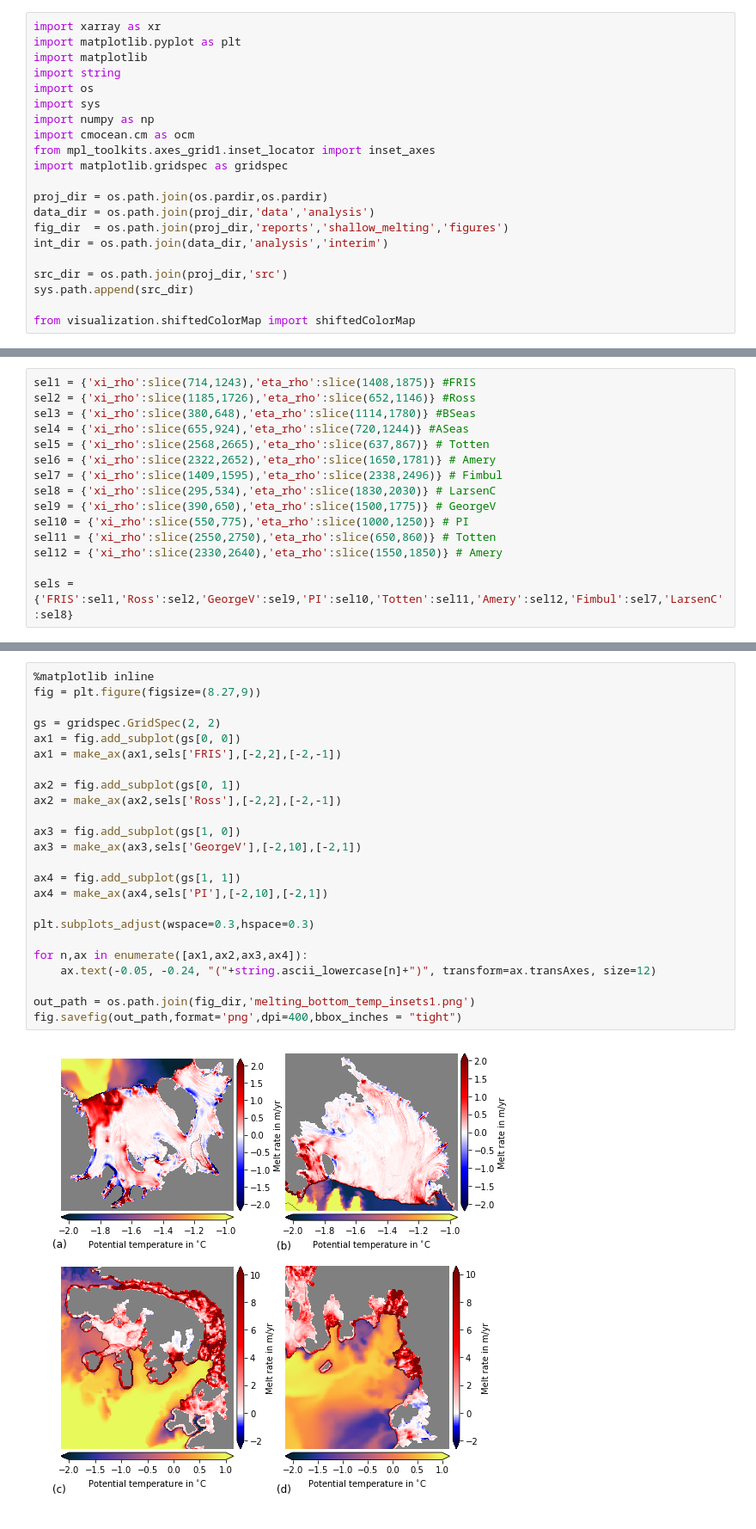
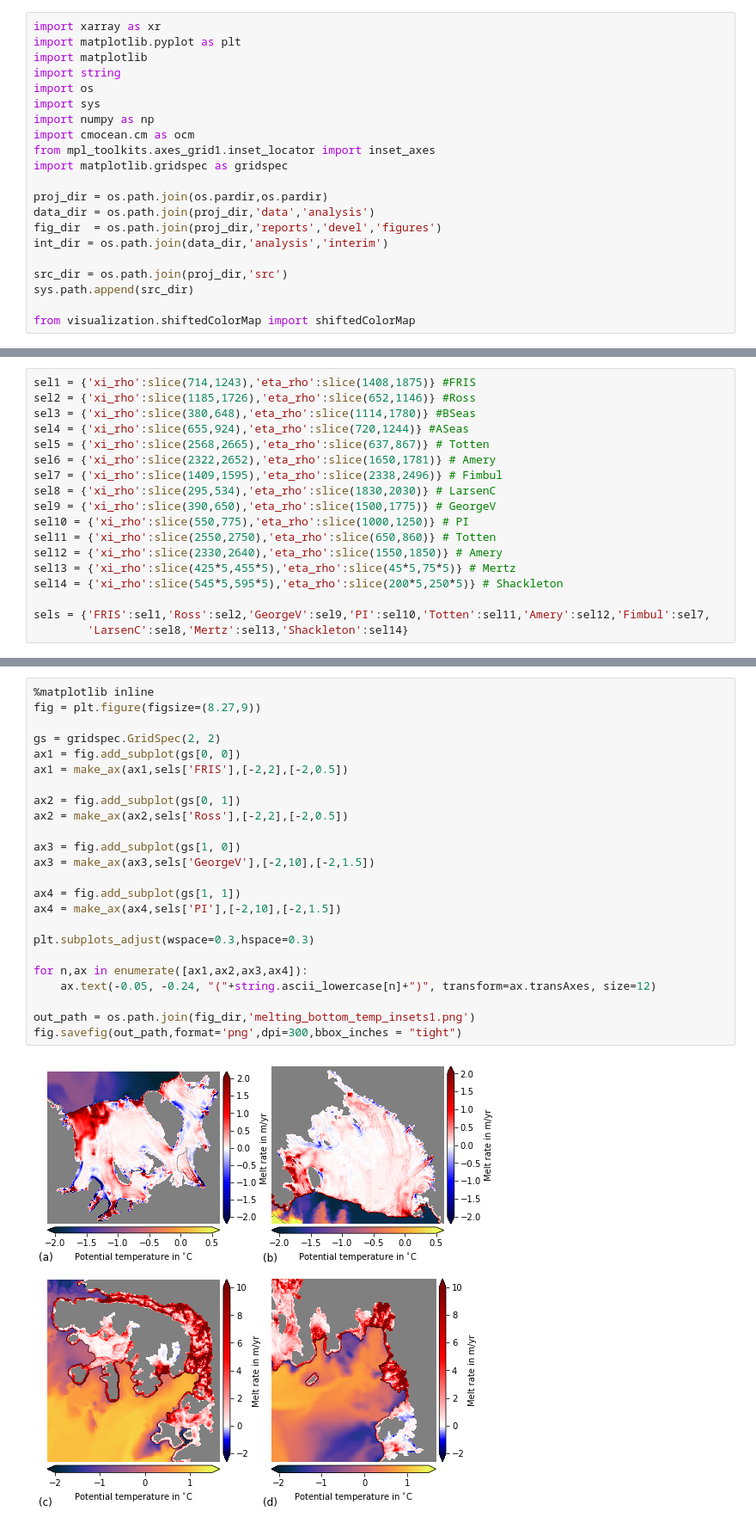
Before and after one commit to kuechenrole/antarctic_melting, a Jupyter notebook: notebooks/thesis/figure_2.11_melt_rates_bottom_layer_temp.ipynb, the cells around one changed output, grey strips where cells are left out. Shown at 86% size. Cells and saved outputs as stored; diff of their text form.

Commit message:
update after thesis revision plots made (hopefully)

```diff
--- a/notebooks/thesis/figure_2.11_melt_rates_bottom_layer_temp.ipynb
+++ b/notebooks/thesis/figure_2.11_melt_rates_bottom_layer_temp.ipynb
@@ -12,7 +12,7 @@ import matplotlib.gridspec as gridspec
 
 proj_dir = os.path.join(os.pardir,os.pardir)
 data_dir = os.path.join(proj_dir,'data','analysis')
-fig_dir  = os.path.join(proj_dir,'reports','shallow_melting','figures')
+fig_dir  = os.path.join(proj_dir,'reports','devel','figures')
 int_dir = os.path.join(data_dir,'analysis','interim')
 
 src_dir = os.path.join(proj_dir,'src')
@@ -87,8 +89,11 @@ sel9 = {'xi_rho':slice(390,650),'eta_rho':slice(1500,1775)} # GeorgeV
 sel10 = {'xi_rho':slice(550,775),'eta_rho':slice(1000,1250)} # PI
 sel11 = {'xi_rho':slice(2550,2750),'eta_rho':slice(650,860)} # Totten
 sel12 = {'xi_rho':slice(2330,2640),'eta_rho':slice(1550,1850)} # Amery
+sel13 = {'xi_rho':slice(425*5,455*5),'eta_rho':slice(45*5,75*5)} # Mertz
+sel14 = {'xi_rho':slice(545*5,595*5),'eta_rho':slice(200*5,250*5)} # Shackleton
 
-sels = {'FRIS':sel1,'Ross':sel2,'GeorgeV':sel9,'PI':sel10,'Totten':sel11,'Amery':sel12,'Fimbul':sel7,'LarsenC':sel8}
+sels = {'FRIS':sel1,'Ross':sel2,'GeorgeV':sel9,'PI':sel10,'Totten':sel11,'Amery':sel12,'Fimbul':sel7,
+        'LarsenC':sel8,'Mertz':sel13,'Shackleton':sel14}
 # %%
 def make_ax(ax,sel,m_range,temp_range):
 
@@ -124,29 +129,29 @@ def make_ax(ax,sel,m_range,temp_range):
 # %%
 %matplotlib inline
 fig = plt.figure(figsize=(8.27,9))
 
 gs = gridspec.GridSpec(2, 2)
 ax1 = fig.add_subplot(gs[0, 0])
-ax1 = make_ax(ax1,sels['FRIS'],[-2,2],[-2,-1])
+ax1 = make_ax(ax1,sels['FRIS'],[-2,2],[-2,0.5])
 
 ax2 = fig.add_subplot(gs[0, 1])
-ax2 = make_ax(ax2,sels['Ross'],[-2,2],[-2,-1])
+ax2 = make_ax(ax2,sels['Ross'],[-2,2],[-2,0.5])
 
 ax3 = fig.add_subplot(gs[1, 0])
-ax3 = make_ax(ax3,sels['GeorgeV'],[-2,10],[-2,1])
+ax3 = make_ax(ax3,sels['GeorgeV'],[-2,10],[-2,1.5])
 
 ax4 = fig.add_subplot(gs[1, 1])
-ax4 = make_ax(ax4,sels['PI'],[-2,10],[-2,1])
+ax4 = make_ax(ax4,sels['PI'],[-2,10],[-2,1.5])
 
 plt.subplots_adjust(wspace=0.3,hspace=0.3)
 
 for n,ax in enumerate([ax1,ax2,ax3,ax4]):
     ax.text(-0.05, -0.24, "("+string.ascii_lowercase[n]+")", transform=ax.transAxes, size=12)
 
 out_path = os.path.join(fig_dir,'melting_bottom_temp_insets1.png')
-fig.savefig(out_path,format='png',dpi=400,bbox_inches = "tight")
+fig.savefig(out_path,format='png',dpi=300,bbox_inches = "tight")
 # %% [output]
-[figure, old version]
+[figure, new version]
 # %%
 %matplotlib inline
 fig = plt.figure(figsize=(8.27,8.27))
```
Also changed, not shown: parts of 3 cells of this notebook, 54 other files.
